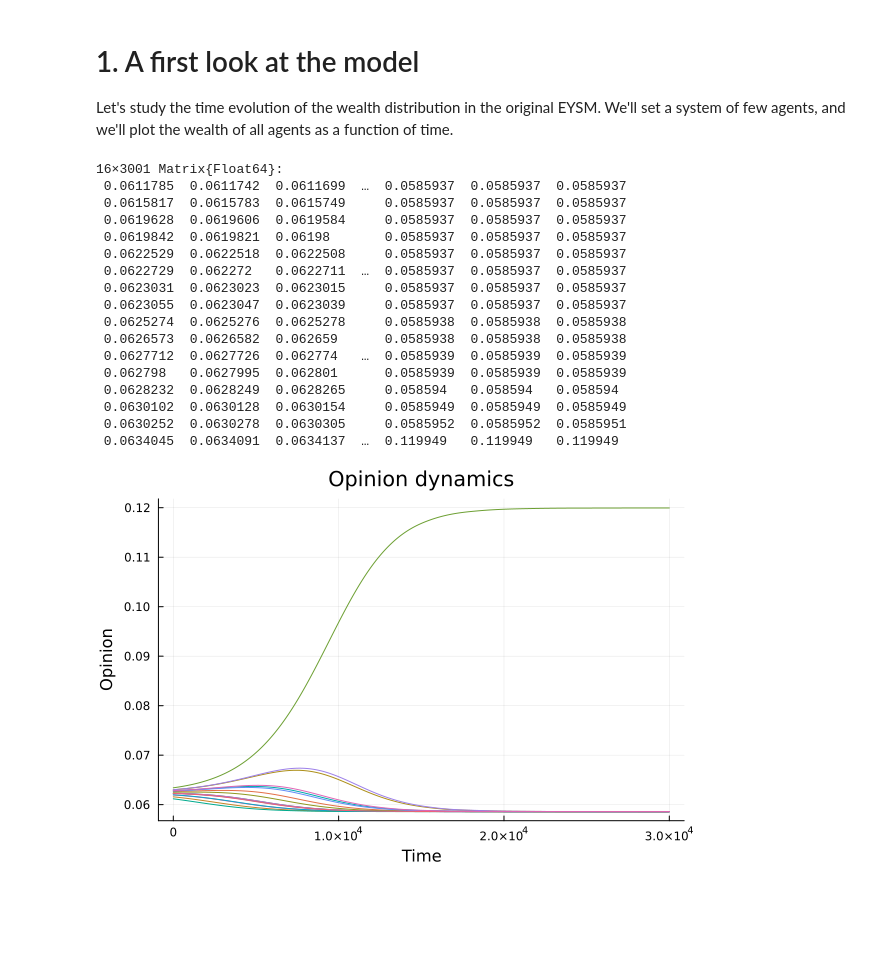
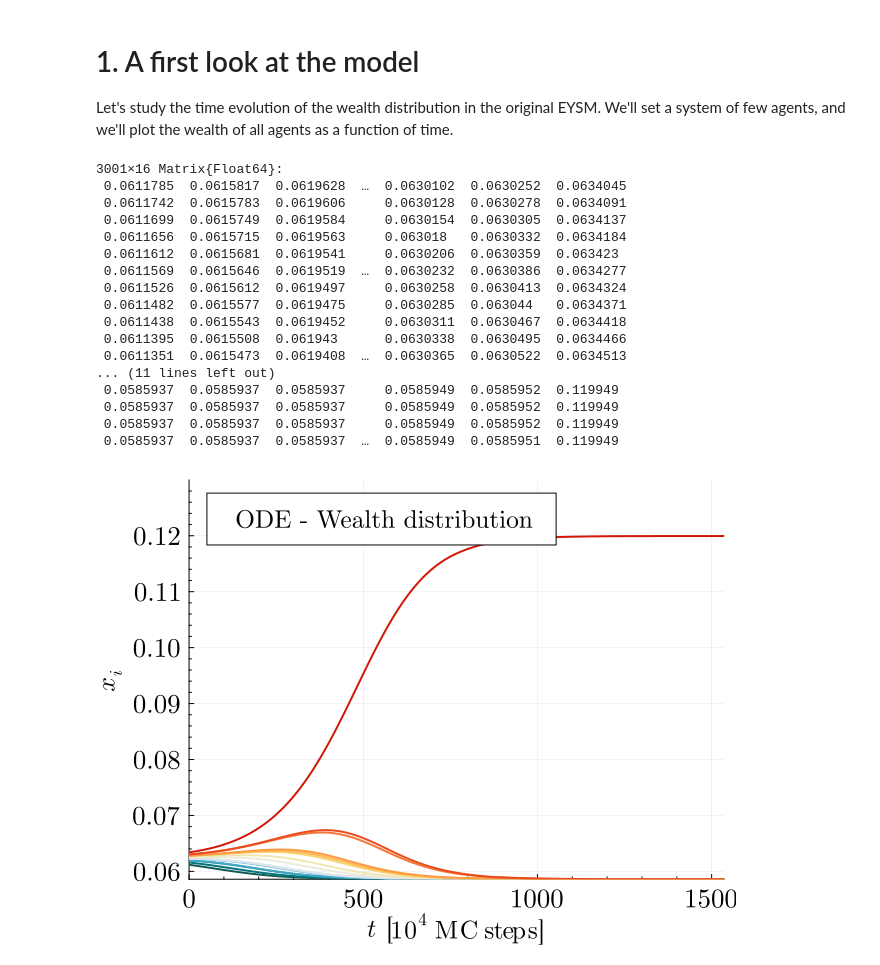
Before and after one commit to nicolasvazquez95/YardSale.jl, a Jupyter notebook: tutorials/ode_systems.ipynb, the cells around one changed output. Saved outputs shown, nothing was run; the diff lists cells and outputs as text; code cells hidden in the pictures; blank space fills up the shorter version.

```diff
--- a/tutorials/ode_systems.ipynb
+++ b/tutorials/ode_systems.ipynb
@@ -86,29 +86,54 @@ sol = solve_ode_net(
 ;
 # %%
 # Get the time series of the state variables, sorted by final state
-x_t = hcat(sol.u...)[sortperm(sol.u[end]), :]
+x_t = hcat(sol.u...)'[:, sortperm(sol.u[end])]
 # %% [output]
-16×3001 Matrix{Float64}:
- 0.0611785  0.0611742  0.0611699  …  0.0585937  0.0585937  0.0585937
- 0.0615817  0.0615783  0.0615749     0.0585937  0.0585937  0.0585937
- 0.0619628  0.0619606  0.0619584     0.0585937  0.0585937  0.0585937
- 0.0619842  0.0619821  0.06198       0.0585937  0.0585937  0.0585937
- 0.0622529  0.0622518  0.0622508     0.0585937  0.0585937  0.0585937
- 0.0622729  0.062272   0.0622711  …  0.0585937  0.0585937  0.0585937
- 0.0623031  0.0623023  0.0623015     0.0585937  0.0585937  0.0585937
- 0.0623055  0.0623047  0.0623039     0.0585937  0.0585937  0.0585937
- 0.0625274  0.0625276  0.0625278     0.0585938  0.0585938  0.0585938
- 0.0626573  0.0626582  0.062659      0.0585938  0.0585938  0.0585938
- 0.0627712  0.0627726  0.062774   …  0.0585939  0.0585939  0.0585939
- 0.062798   0.0627995  0.062801      0.0585939  0.0585939  0.0585939
- 0.0628232  0.0628249  0.0628265     0.058594   0.058594   0.058594
- 0.0630102  0.0630128  0.0630154     0.0585949  0.0585949  0.0585949
- 0.0630252  0.0630278  0.0630305     0.0585952  0.0585952  0.0585951
- 0.0634045  0.0634091  0.0634137  …  0.119949   0.119949   0.119949
+3001×16 Matrix{Float64}:
+ 0.0611785  0.0615817  0.0619628  …  0.0630102  0.0630252  0.0634045
+ 0.0611742  0.0615783  0.0619606     0.0630128  0.0630278  0.0634091
+ 0.0611699  0.0615749  0.0619584     0.0630154  0.0630305  0.0634137
+ 0.0611656  0.0615715  0.0619563     0.063018   0.0630332  0.0634184
+ 0.0611612  0.0615681  0.0619541     0.0630206  0.0630359  0.063423
+ 0.0611569  0.0615646  0.0619519  …  0.0630232  0.0630386  0.0634277
+ 0.0611526  0.0615612  0.0619497     0.0630258  0.0630413  0.0634324
+ 0.0611482  0.0615577  0.0619475     0.0630285  0.063044   0.0634371
+ 0.0611438  0.0615543  0.0619452     0.0630311  0.0630467  0.0634418
+ 0.0611395  0.0615508  0.061943      0.0630338  0.0630495  0.0634466
+ 0.0611351  0.0615473  0.0619408  …  0.0630365  0.0630522  0.0634513
+... (11 lines left out)
+ 0.0585937  0.0585937  0.0585937     0.0585949  0.0585952  0.119949
+ 0.0585937  0.0585937  0.0585937     0.0585949  0.0585952  0.119949
+ 0.0585937  0.0585937  0.0585937     0.0585949  0.0585952  0.119949
+ 0.0585937  0.0585937  0.0585937  …  0.0585949  0.0585951  0.119949
-# %%
-# Make the paper plot
-p = plot(
-
-)
-# %% [output]
-[figure, removed]
+# %%
+# Rescale the time units to MC steps
+t_mcs = rescale_t(sol.t,N)
+;
+# %%
+# Make the paper plot
+p = plot(
+    ylabel = L"x_i",
+    xlabel = L"t"*" ["*L"10^{4}\;\mathrm{MC\;steps}]",
+    fontfamily = "Computer Modern",
+    legend_title = "ODE - Wealth distribution",
+    xguidefontsize = 17,
+    yguidefontsize = 17,
+    legendfontsize = 15,
+    legendtitlefontsize = 16,
+    xtickfontsize = 17,
+    ytickfontsize = 17,
+    palette = :tol_nightfall,
+    size=(640,480),
+    fmt=:png,
+    ylims = (:auto, 0.13),
+    xlims = (0,:auto),
+    minorticks = true
+)
+
+for i in 1:N
+    plot!(t_mcs ./ 1e4, x_t[:, i], label = "", lw = 2)
+end
+
+display(p)
+# %% [output]
+[figure, added]
```
Also changed, not shown: parts of 5 cells of this notebook, 6 other files.
